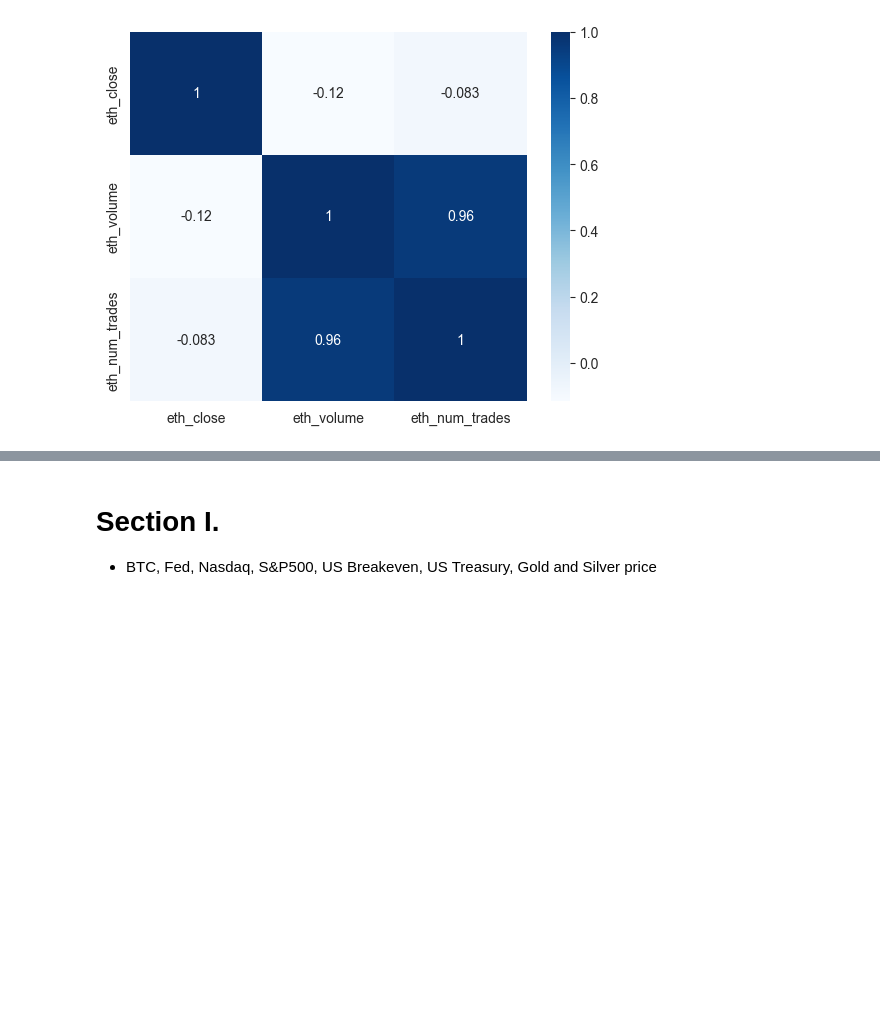
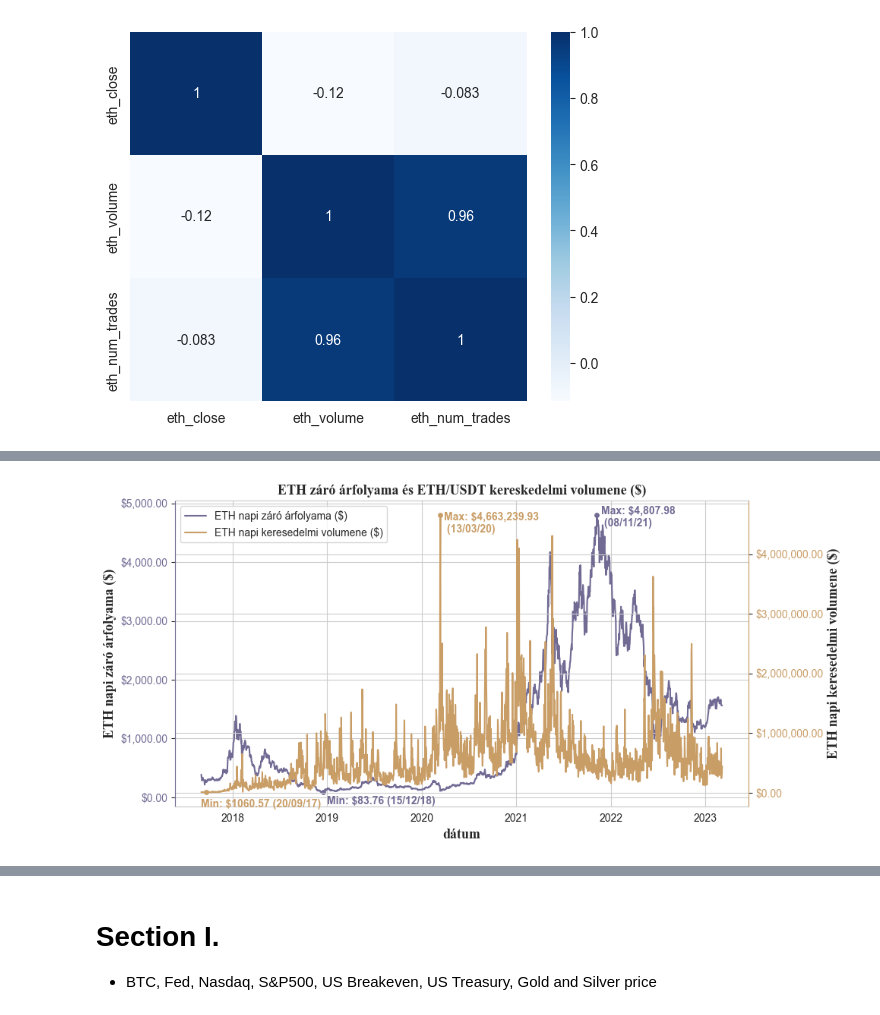
Before and after one commit to danieltar18/ethereum_analysis, a Jupyter notebook: statistics_of_training_dataset.ipynb, the cells around one changed output, grey strips where cells are left out. Cells and saved outputs as stored; diff of their text form; code cells hidden in the pictures; blank space fills up the shorter version.

```diff
--- a/statistics_of_training_dataset.ipynb
+++ b/statistics_of_training_dataset.ipynb
@@ -289,0 +280,18 @@ plt.close()
+# %%
+plot_2_lineplots_sep_axis(basic,
+                          "eth_close",
+                          "eth_volume",
+                          "ETH záró árfolyama és ETH/USDT kereskedelmi volumene ($)",
+                          "ETH napi záró árfolyama ($)",
+                          color6,
+                          "ETH napi keresedelmi volumene ($)",
+                          color2,
+                          save_name='charts/basic/close_volume.png',
+                          is_l1_dollar=True,
+                          l1_decimals=True,
+                          is_l2_dollar=True,
+                          l2_decimals=True,
+                          show_min_max=True,
+                          l1_margins = [15, -200, 15, -200], l2_margins=[-20, -250000, 15, -300000])
+# %% [output]
+[figure, added]
```
Also changed, not shown: parts of 17 cells of this notebook.
